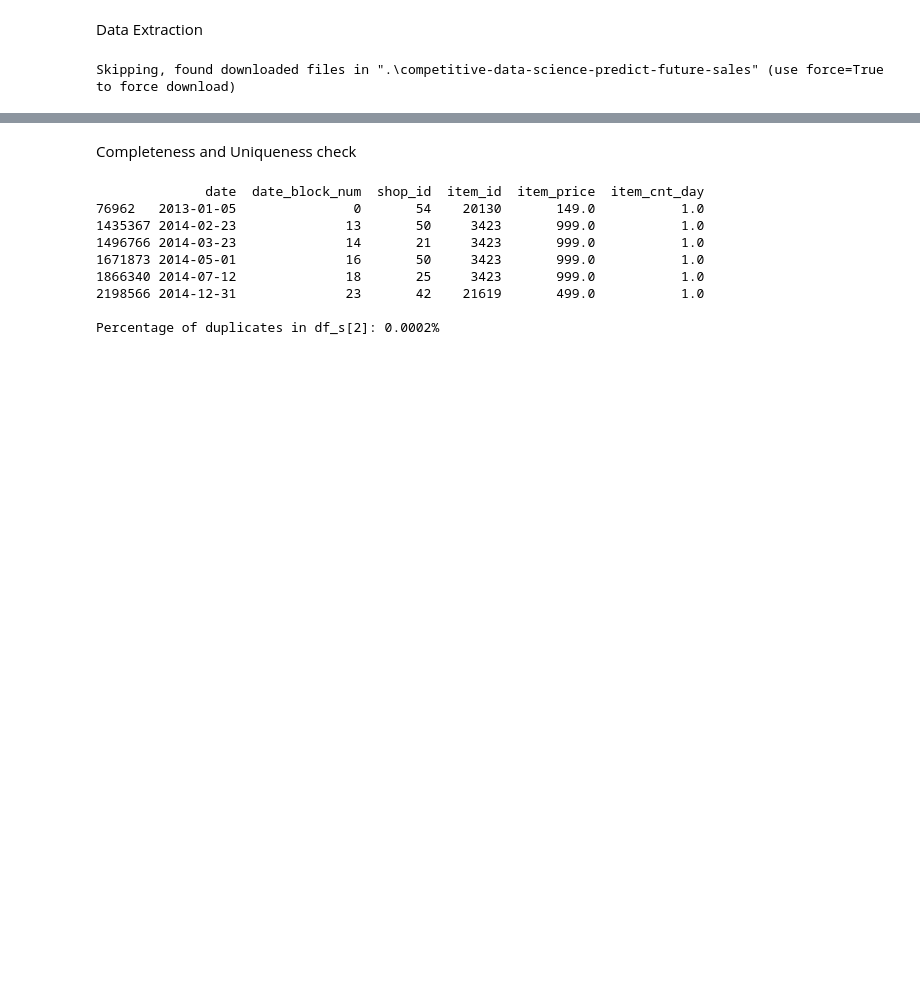
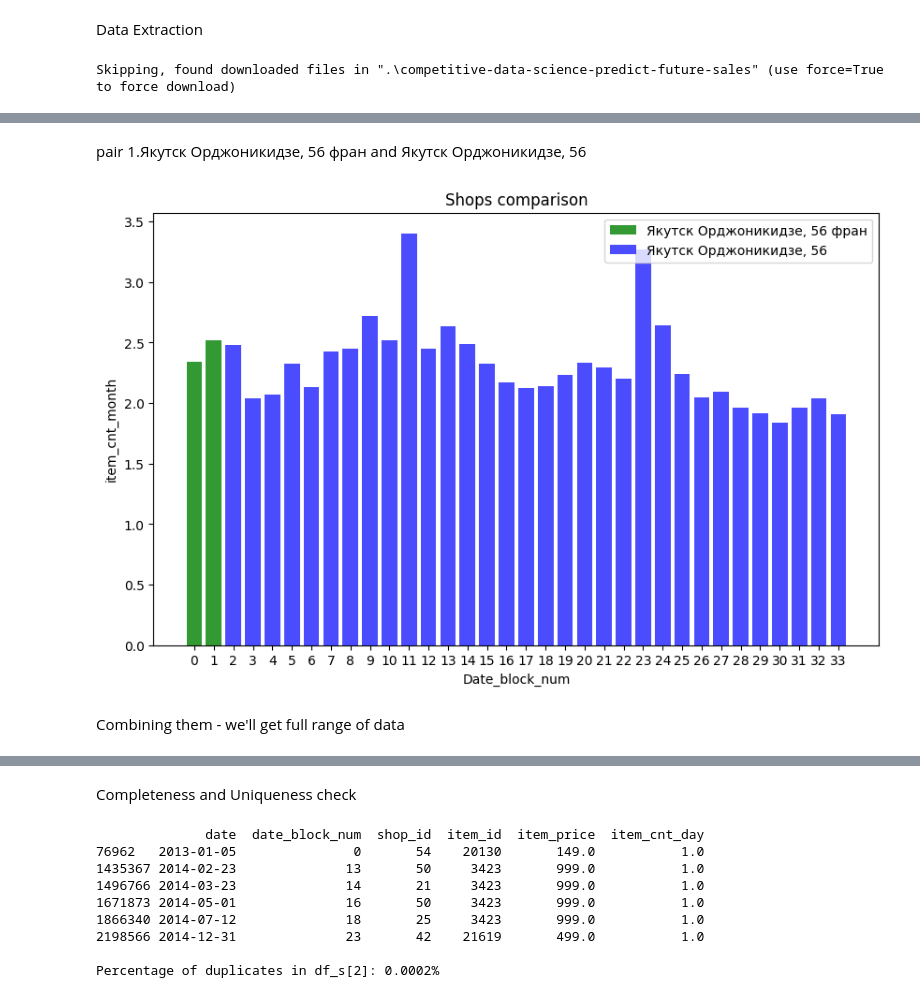
Before and after one commit to YPolina/Trainee, a Jupyter notebook: DS.ipynb, the cells around one changed output, grey strips where cells are left out. Cells and saved outputs as stored; diff of their text form; code cells hidden in the pictures; blank space fills up the shorter version.

Commit message:
DS-1.1 DQC Changes: -Changed the order of operations -added shop_name and item_name correction -checked shops with similar names

```diff
--- a/DS.ipynb
+++ b/DS.ipynb
@@ -51,3 +43,8 @@ Inconsistency check
+# %%
+pattern1 = "^!"
+pattern2 = ""
+for name in df_s[4]['shop_name'].unique():
+    df_s[4].replace({'shop_name': {name: re.sub(pattern1, pattern2, name)}}, inplace = True)
 # %%
 df_s[4]['shop_name'].unique()
 # %% [output]
@@ -73,8 +69,0 @@ Shop_name correction
-# %%
-def name_check(string):
-    if string[0] == '!':
-        return string[1:]
-    return string
-
-df_s[4]['shop_name'] = df_s[4]['shop_name'].map(name_check)
-df_s[4].head()
@@ -87,0 +79,10 @@ df_s[4].head()
+# %%
+pattern1 = "[a-zA-ZА-Яа-я0-9].+(?=\s{2})"
+pattern2 = "[a-zA-ZА-Яа-я0-9].+"
+for name in df_s[0]['item_name'].unique():
+    match1 = re.findall(pattern1, name)
+    match2 = re.findall(pattern2, name)
+    if len(match1) > 0:
+        df_s[0].replace({'item_name': {name: match1[0].rstrip()}}, inplace = True)
+    else:
+        df_s[0].replace({'item_name': {name: match2[0]}}, inplace = True)
@@ -87,0 +177,28 @@ df_s[4].head()
+# %%
+def shop_name_check(shop_name_1, shop_name_2):
+
+    c1 = df_train[df_train['shop_name'] == shop_name_1].reset_index(drop = True)
+    c1 = pd.DataFrame(c1.groupby('date_block_num').agg({'item_cnt_month': 'mean'}))
+    c2 = df_train[df_train['shop_name'] == shop_name_2].reset_index(drop = True)
+    c2 = pd.DataFrame(c2.groupby('date_block_num').agg({'item_cnt_month': 'mean'}))
+
+    plt.figure(figsize = (10,6))
+
+    plt.bar(c1.index, c1['item_cnt_month'], color = 'g', label = shop_name_1, alpha = 0.8)
+    plt.bar(c2.index, c2['item_cnt_month'], color = 'b', label = shop_name_2, alpha = 0.7)
+
+    plt.xticks(range(0,34));
+    plt.legend()
+    plt.xlabel('Date_block_num')
+    plt.ylabel('item_cnt_month')
+    plt.title('Shops comparison')
+
+    plt.show()
+# %% [markdown]
+pair 1.Якутск Орджоникидзе, 56 фран and Якутск Орджоникидзе, 56
+# %%
+shop_name_check('Якутск Орджоникидзе, 56 фран', 'Якутск Орджоникидзе, 56')
+# %% [output]
+[figure, added]
+# %% [markdown]
+Combining them - we'll get full range of data
```
Also changed, not shown: parts of 42 cells of this notebook.
